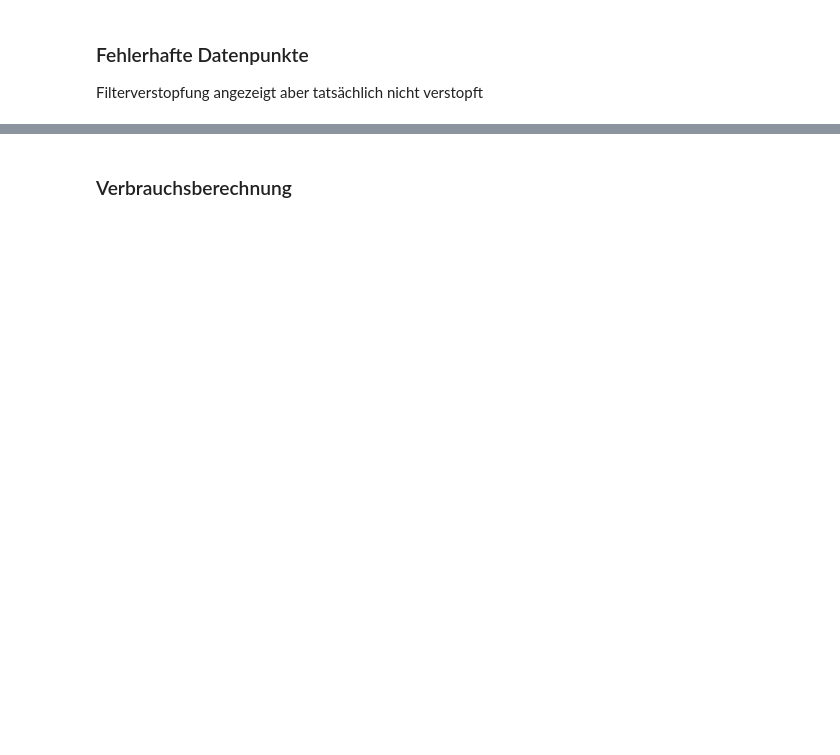
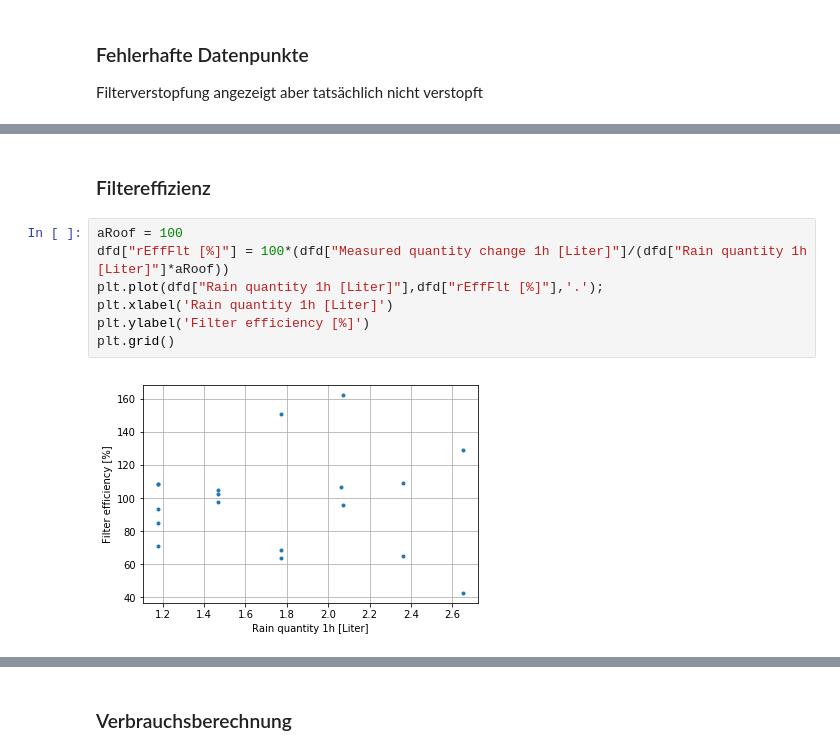
Before and after one commit to Andi0802/LevelMeasurement, a Jupyter notebook: log/Auswertung_Level.ipynb, the cells around one changed output, grey strips where cells are left out. Cells and saved outputs as stored; diff of their text form; blank space fills up the shorter version.

```diff
--- a/log/Auswertung_Level.ipynb
+++ b/log/Auswertung_Level.ipynb
@@ -215,0 +228,11 @@ dfd_failed.head(20)
+# %% [markdown]
+### Filtereffizienz
+# %%
+aRoof = 100
+dfd["rEffFlt [%]"] = 100*(dfd["Measured quantity change 1h [Liter]"]/(dfd["Rain quantity 1h [Liter]"]*aRoof))
+plt.plot(dfd["Rain quantity 1h [Liter]"],dfd["rEffFlt [%]"],'.');
+plt.xlabel('Rain quantity 1h [Liter]')
+plt.ylabel('Filter efficiency [%]')
+plt.grid()
+# %% [output]
+[figure, added]
```
Also changed, not shown: parts of 17 cells of this notebook, 1 other file.
